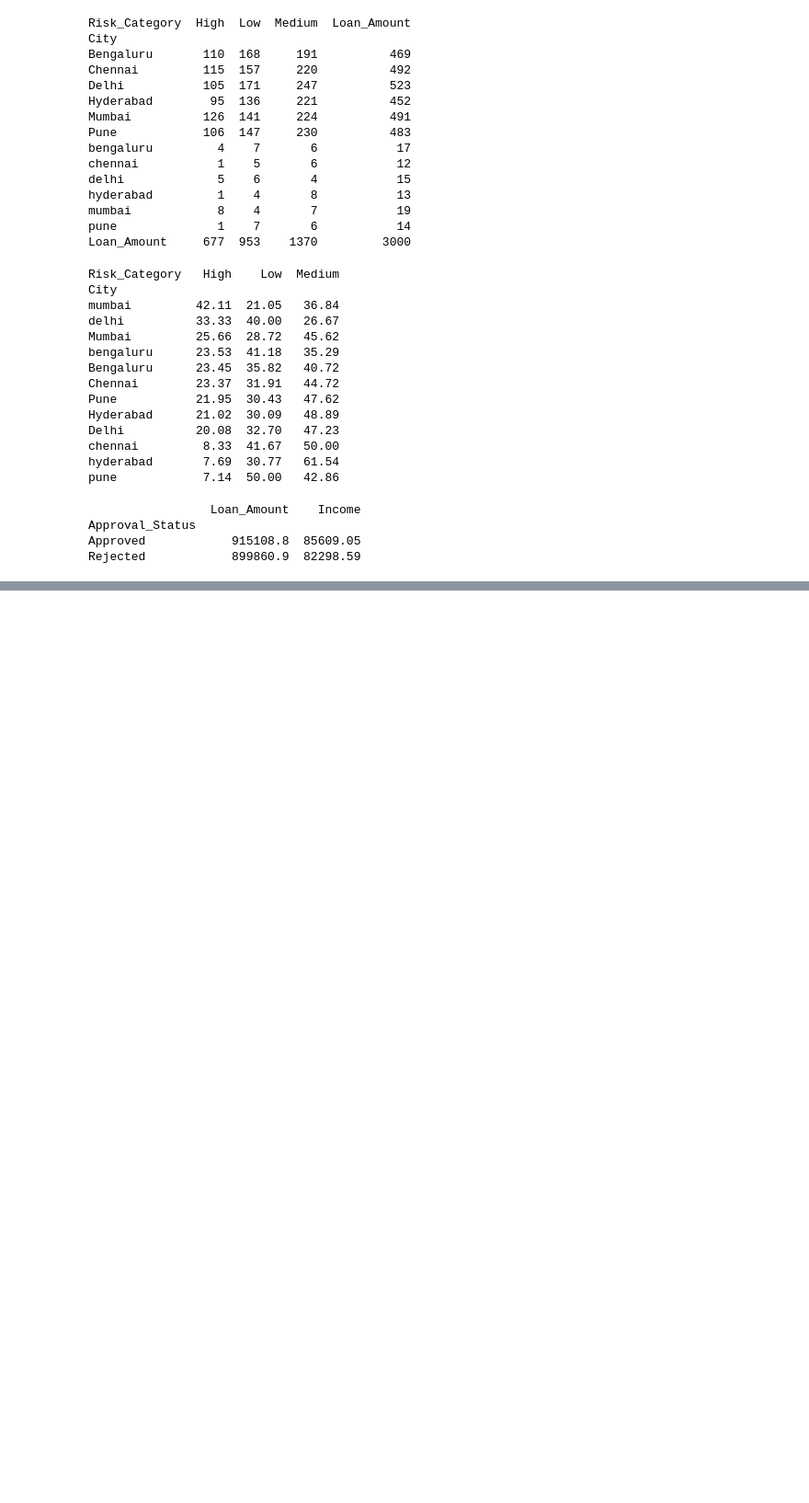
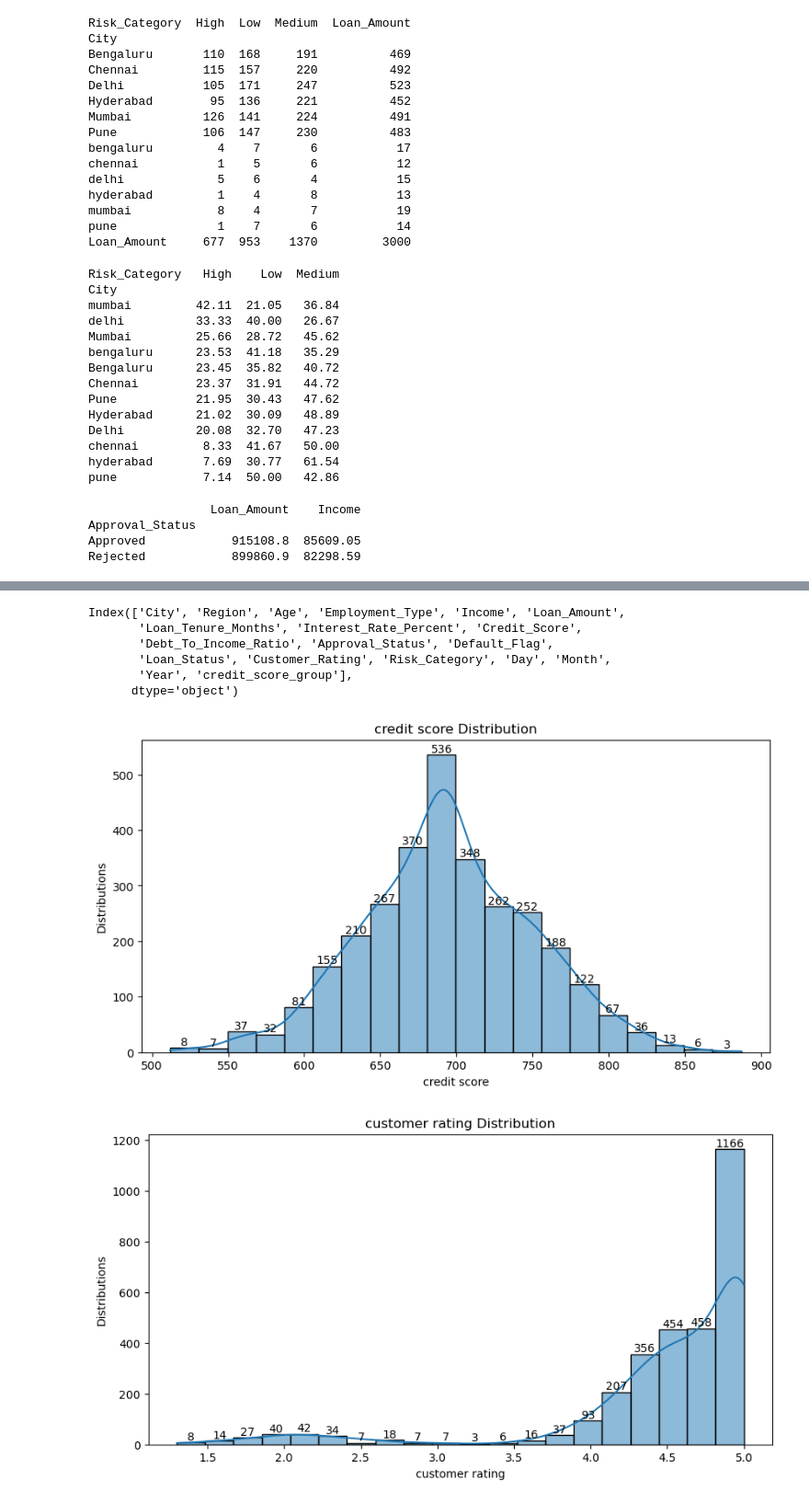
Before and after one commit to Mohini2815/Data-analysis-practice-projects, a Jupyter notebook: BAnk loan portfolio.ipynb, the cells around one changed output, grey strips where cells are left out. Shown at 92% size. Saved outputs shown, nothing was run; the diff lists cells and outputs as text; code cells hidden in the pictures; blank space fills up the shorter version.

```diff
--- a/BAnk loan portfolio.ipynb
+++ b/BAnk loan portfolio.ipynb
@@ -503,0 +569,30 @@ plt.tight_layout()
+# %%
+df.columns
+# %% [output]
+Index(['City', 'Region', 'Age', 'Employment_Type', 'Income', 'Loan_Amount',
+       'Loan_Tenure_Months', 'Interest_Rate_Percent', 'Credit_Score',
+       'Debt_To_Income_Ratio', 'Approval_Status', 'Default_Flag',
+       'Loan_Status', 'Customer_Rating', 'Risk_Category', 'Day', 'Month',
+       'Year', 'credit_score_group'],
+      dtype='object')
+# %%
+plt.figure(figsize=(10,5))
+ax=sns.histplot(df['Credit_Score'],bins=20,kde=True)
+for bars in ax.containers:
+    ax.bar_label(bars)
+plt.title('credit score Distribution')
+plt.xlabel('credit score')
+plt.ylabel('Distributions')
+plt.show()
+
+plt.figure(figsize=(10,5))
+ax=sns.histplot(df['Customer_Rating'],bins=20,kde=True)
+for bars in ax.containers:
+    ax.bar_label(bars)
+plt.title('customer rating Distribution')
+plt.xlabel('customer rating')
+plt.ylabel('Distributions')
+plt.show()
+# %% [output]
+[figure, added]
+[figure, added]
```
Also changed, not shown: parts of 9 cells of this notebook.
